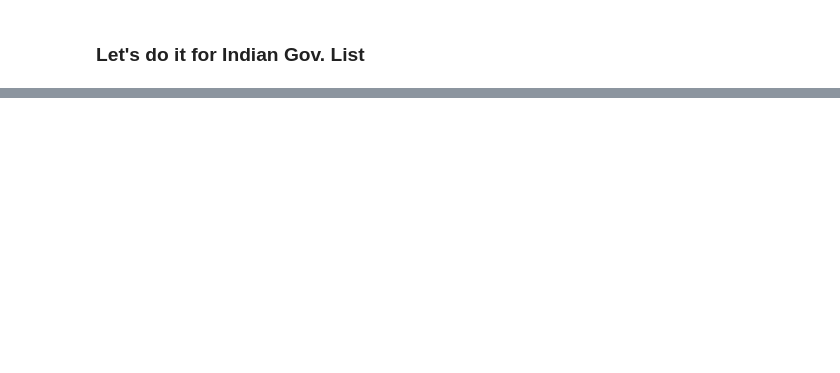
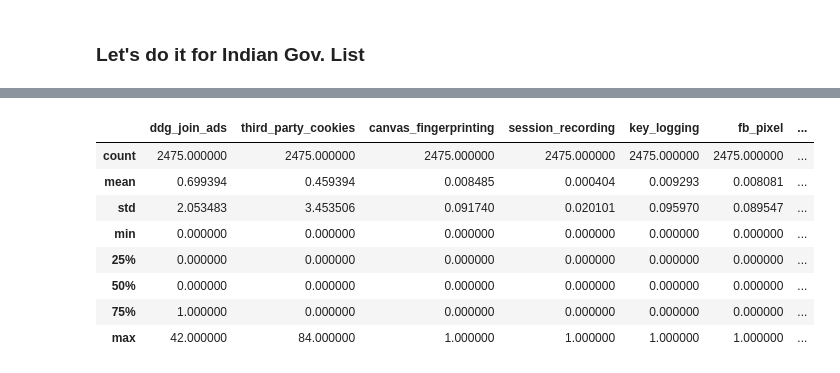
Before and after one commit to themains/private_gov, a Jupyter notebook: scripts/05_combine_analyze.ipynb, the cells around one changed output, grey strips where cells are left out. Cells and saved outputs as stored; diff of their text form; code cells hidden in the pictures; blank space fills up the shorter version.

```diff
--- a/scripts/05_combine_analyze.ipynb
+++ b/scripts/05_combine_analyze.ipynb
@@ -217,6 +201,6 @@ usgov_blacklight_df.describe()
 # %% [markdown]
 ### Let's do it for Indian Gov. List
 # %%
-ingov_blacklight_df = pd.DataFrame(process_json_files("privacy_scraper/in_blacklight_json"))
+ingov_blacklight_df = pd.DataFrame(process_json_files("../data/in_blacklight_json"))
 ingov_blacklight_df.shape
 # %% [output]
@@ -223,0 +225,12 @@ FileNotFoundError: [Errno 2] No such file or directory: 'privacy_scraper/in_blac
+# %%
+ingov_blacklight_df.describe()
+# %% [output]
+|  | ddg_join_ads | third_party_cookies | canvas_fingerprinting | session_recording | key_logging | fb_pixel | ... |
+| count | 2475.000000 | 2475.000000 | 2475.000000 | 2475.000000 | 2475.000000 | 2475.000000 | ... |
+| mean | 0.699394 | 0.459394 | 0.008485 | 0.000404 | 0.009293 | 0.008081 | ... |
+| std | 2.053483 | 3.453506 | 0.091740 | 0.020101 | 0.095970 | 0.089547 | ... |
+| min | 0.000000 | 0.000000 | 0.000000 | 0.000000 | 0.000000 | 0.000000 | ... |
+| 25% | 0.000000 | 0.000000 | 0.000000 | 0.000000 | 0.000000 | 0.000000 | ... |
+| 50% | 0.000000 | 0.000000 | 0.000000 | 0.000000 | 0.000000 | 0.000000 | ... |
+| 75% | 1.000000 | 0.000000 | 0.000000 | 0.000000 | 0.000000 | 0.000000 | ... |
+| max | 42.000000 | 84.000000 | 1.000000 | 1.000000 | 1.000000 | 1.000000 | ... |
```
Also changed, not shown: parts of 14 cells of this notebook.
